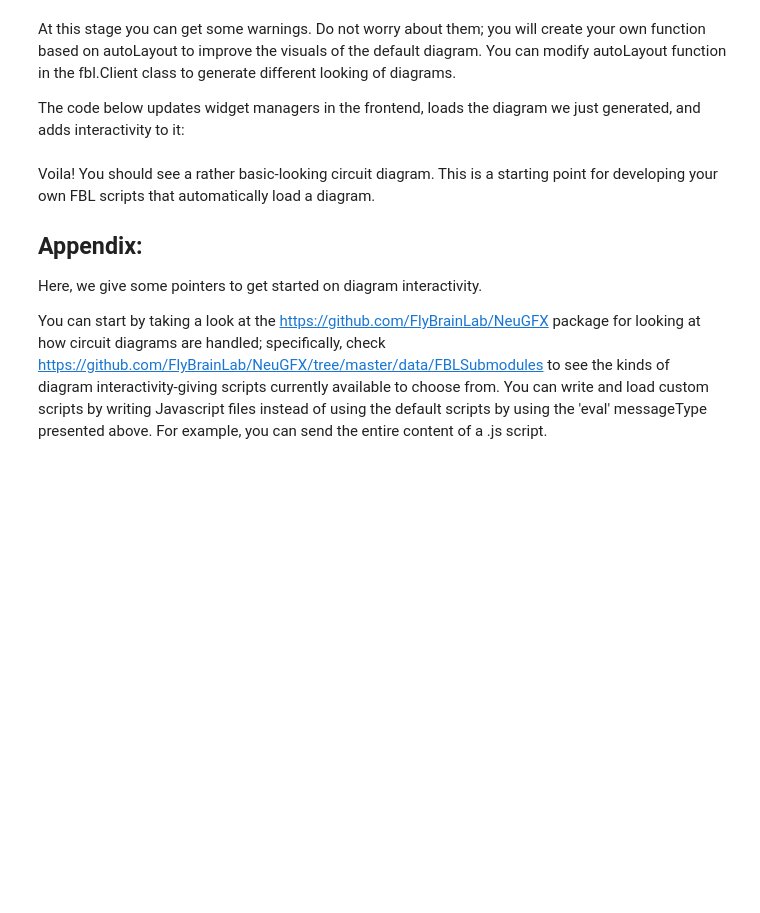
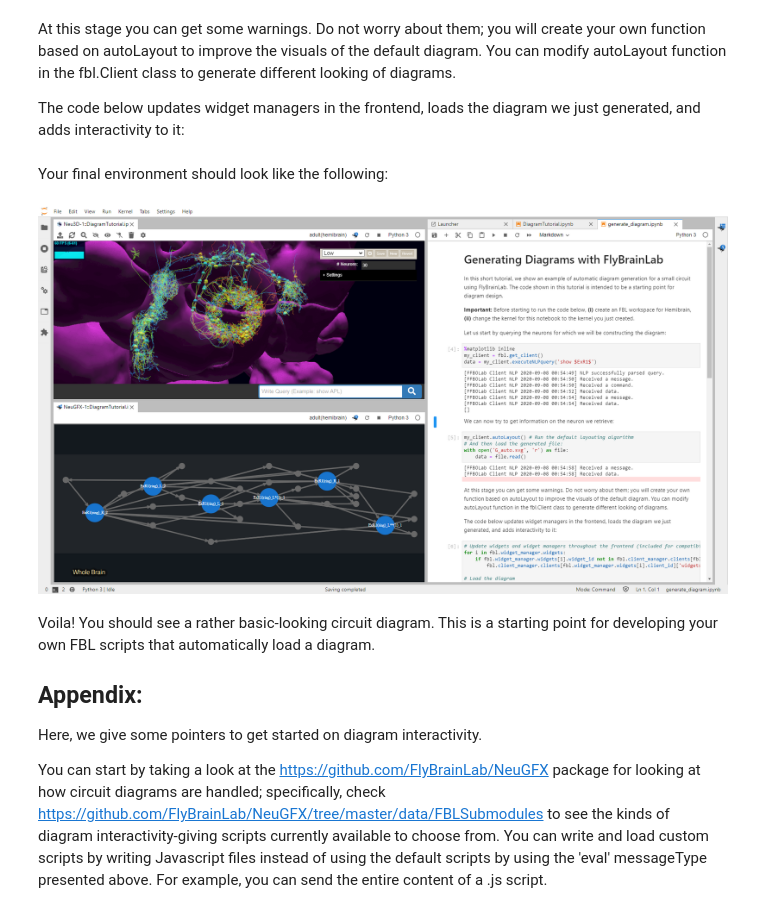
Before and after one commit to FlyBrainLab/Tutorials, a Jupyter notebook: tutorials/diagram_generation_tutorial/generate_diagram.ipynb, the cells around one changed output. Drawn from its saved outputs; the diff is of its cells as text; code cells hidden in the pictures; blank space fills up the shorter version.

```diff
--- a/tutorials/diagram_generation_tutorial/generate_diagram.ipynb
+++ b/tutorials/diagram_generation_tutorial/generate_diagram.ipynb
@@ -48,6 +48,15 @@ my_client.tryComms({'widget':'GFX',
 my_client.tryComms({'widget':'GFX',
                     'messageType': 'eval',
                     'data': {'data':"window.fbl.loadSubmodule('data/FBLSubmodules/onGraphVizLoad2.js');", 'name':'custom'}})
+# %% [markdown]
+Your final environment should look like the following:
+# %%
+import requests
+from IPython.display import Image
+url = "https://github.com/FlyBrainLab/Tutorials/raw/master/tutorials/diagram_generation_tutorial/images/diagram_tutorial.png"
+Image(requests.get(url).content)
+# %% [output]
+[figure, added]
 # %% [markdown]
 Voila! You should see a rather basic-looking circuit diagram. This is a starting point for developing your own FBL scripts that automatically load a diagram.
 
```
